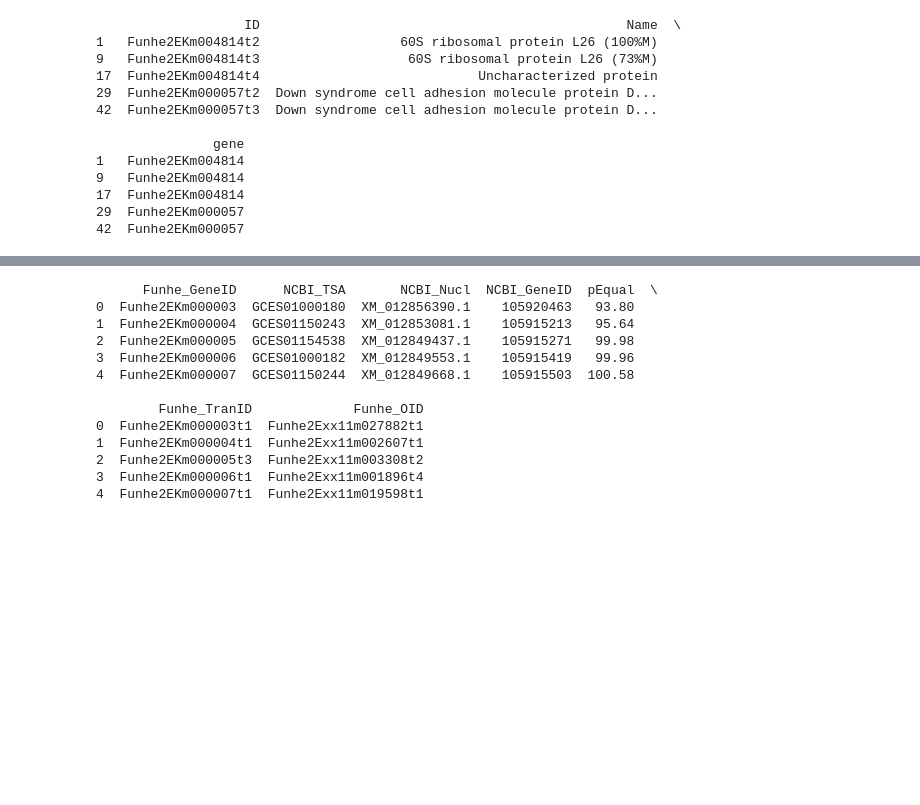
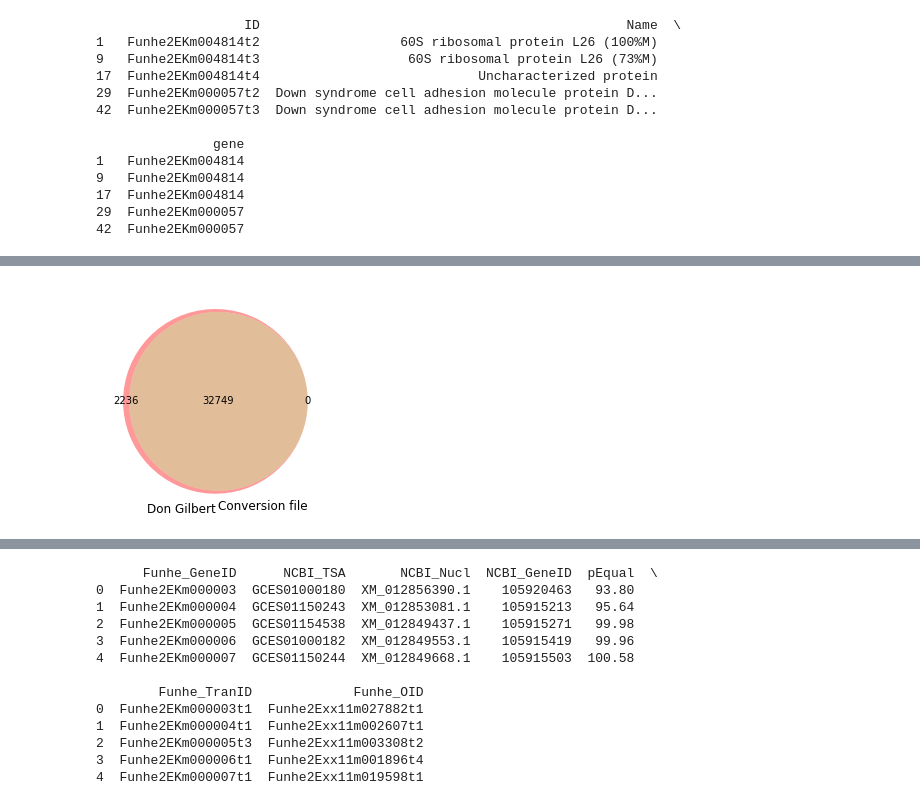
Before and after one commit to johnsolk/Fundulus_heteroclitus_genome_stats, a Jupyter notebook: Fundulus_heteroclitus_genome_stats.ipynb, the cells around one changed output, grey strips where cells are left out. Cells and saved outputs as stored; diff of their text form; code cells hidden in the pictures; blank space fills up the shorter version.

```diff
--- a/Fundulus_heteroclitus_genome_stats.ipynb
+++ b/Fundulus_heteroclitus_genome_stats.ipynb
@@ -342,0 +196,2 @@ print(geneID.shape)
+# %%
+combined_DonGilbert_annotations = pd.concat([DonGilbert_genenames_alt,DonGilbert_genenames_main])
@@ -383,3 +453 @@ WhiteheadLab_conversions.head()
-# %%
-Whiteheadlab_genenames = WhiteheadLab_conversions.dropna(subset=['locustag','Name','transcript''gene']).drop_duplicates(subset='gene')[['locustag','gene']]
 # %%
@@ -407,0 +555,8 @@ print(NCBI_genenames.shape)
+# %%
+venn2(subsets = (len(geneID_Funhe2EK_DG)-len(geneID_Funhe2EK_DG.intersection(geneID_Funhe2EK_overlap)),
+                 len(geneID_Funhe2EK_overlap)-len(geneID_Funhe2EK_DG.intersection(geneID_Funhe2EK_overlap)),
+                 len(geneID_Funhe2EK_DG.intersection(geneID_Funhe2EK_overlap))),
+      set_labels = ('Don Gilbert', 'Conversion file'))
+plt.show()
+# %% [output]
+[figure, added]
```
Also changed, not shown: parts of 99 cells of this notebook, 3 other files.
